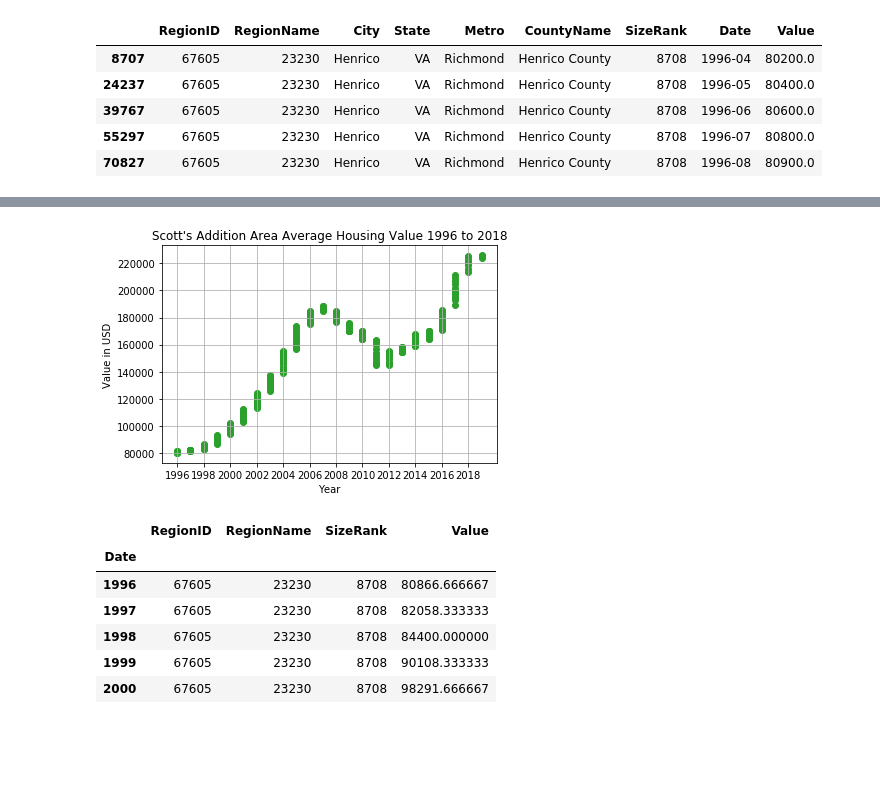
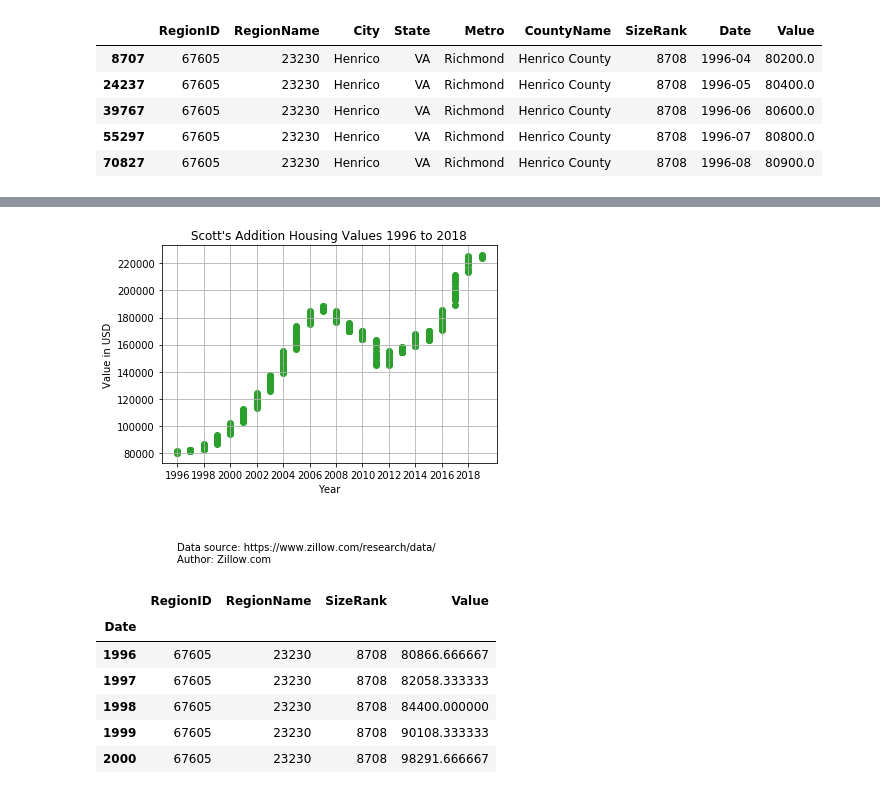
Before and after one commit to jackyhoover/Scotts-Addition-RVA-Analysis, a Jupyter notebook: Data Analysis - Housing Prices - final.ipynb, the cells around one changed output, grey strips where cells are left out. Cells and saved outputs as stored; diff of their text form; code cells hidden in the pictures; blank space fills up the shorter version.

Commit message:
Added sources to crime and housing plots

```diff
--- a/Data Analysis - Housing Prices - final.ipynb
+++ b/Data Analysis - Housing Prices - final.ipynb
@@ -65,19 +75,21 @@ for i in range(len(tableau20)):
 # %%
 plt.scatter(scotts_df["Date"], scotts_df["Value"], color=tableau20[4], label="Scott's Addition")
 
 plt.xticks(["1996", "1998", "2000","2002", "2004", "2006", "2008", "2010",
             "2012", "2014", "2016", "2018"])
 
 plt.title("Scott's Addition Housing Values 1996 to 2018")
 plt.ylabel("Value in USD")
 plt.xlabel("Year")
 plt.grid(True)
+plt.text(0.02, 0.5, "Data source: https://www.zillow.com/research/data/"
+       "\nAuthor: Zillow.com", fontsize=10)
 
-
+plt.savefig("..\\Scotts-Addition-RVA-Analysis\\plots\\SA_housing_values_1996_2018.jpeg")
 
 plt.show()
 # %% [output]
-[figure, old version]
+[figure, new version]
 # %%
 scotts_avg = scotts_df.groupby(["Date"]).mean()
 scotts_avg.head()
```
Also changed, not shown: parts of 3 cells of this notebook, 3 other files.
